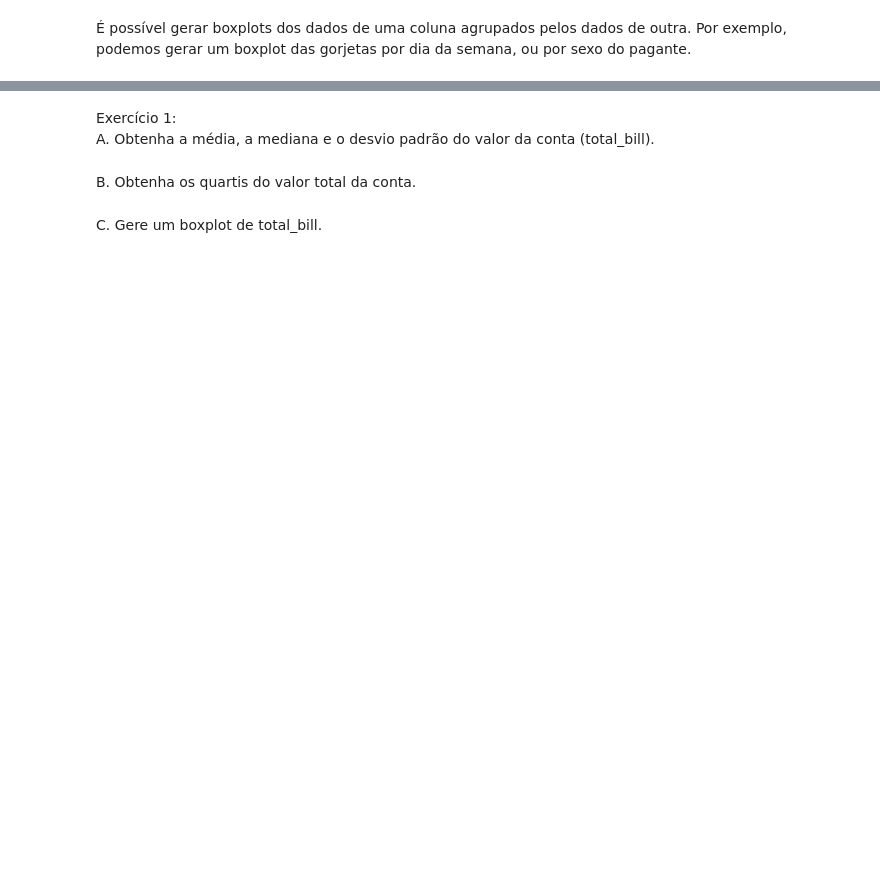
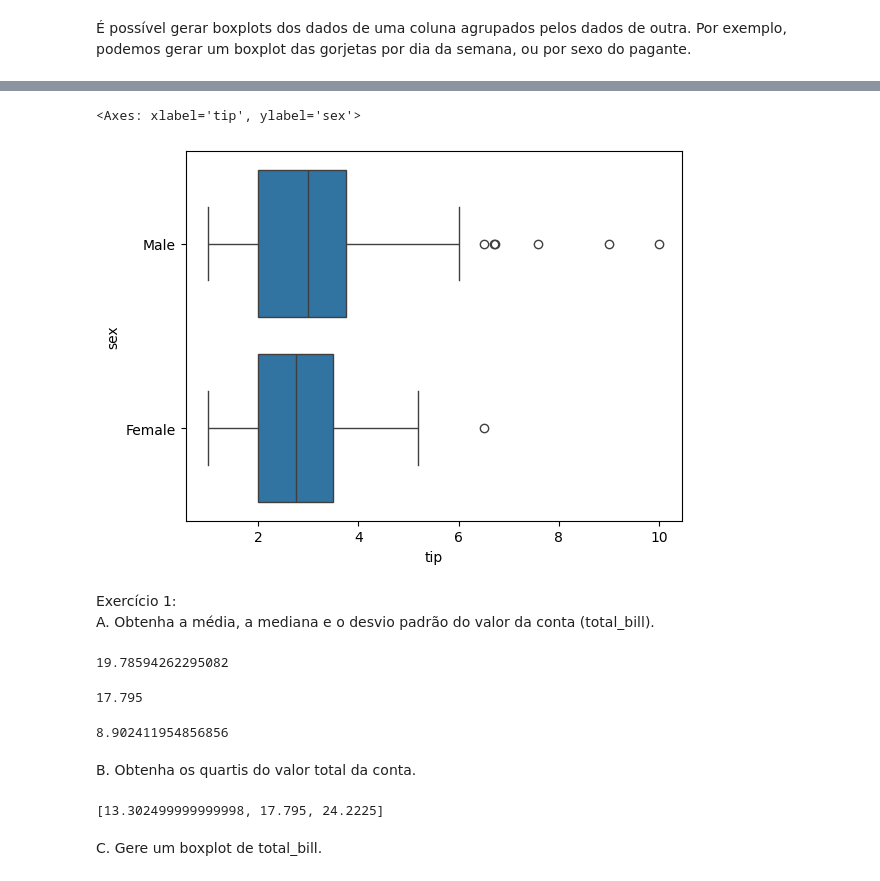
Before and after one commit to UlissesJunior/XMAC02-MetodosMatematicosAnaliseDados, a Jupyter notebook: Notebooks/Aula03 - Estatística Descritiva/Aula03.ipynb, the cells around one changed output, grey strips where cells are left out. Saved outputs shown, nothing was run; the diff lists cells and outputs as text; code cells hidden in the pictures; blank space fills up the shorter version.

```diff
--- a/Notebooks/Aula03 - Estatística Descritiva/Aula03.ipynb
+++ b/Notebooks/Aula03 - Estatística Descritiva/Aula03.ipynb
@@ -39,7 +129,28 @@ Vamos agora gerar um boxplot do valor das gorjetas.
+# %%
+sns.boxplot(data=df, x='tip', y='sex')
+# %% [output]
+<Axes: xlabel='tip', ylabel='sex'>
+[figure, added]
 # %% [markdown]
 Exercício 1: \
 A. Obtenha a média, a mediana e o desvio padrão do valor da conta (total_bill).
+# %%
+st.mean(df['total_bill'])
+# %% [output]
+19.78594262295082
+# %%
+st.median(df['total_bill'])
+# %% [output]
+17.795
+# %%
+st.stdev(df['total_bill'])
+# %% [output]
+8.902411954856856
 # %% [markdown]
 B. Obtenha os quartis do valor total da conta.
+# %%
+st.quantiles(df['total_bill'])
+# %% [output]
+[13.302499999999998, 17.795, 24.2225]
 # %% [markdown]
 C. Gere um boxplot de total_bill.
```
Also changed, not shown: parts of 32 cells of this notebook.
